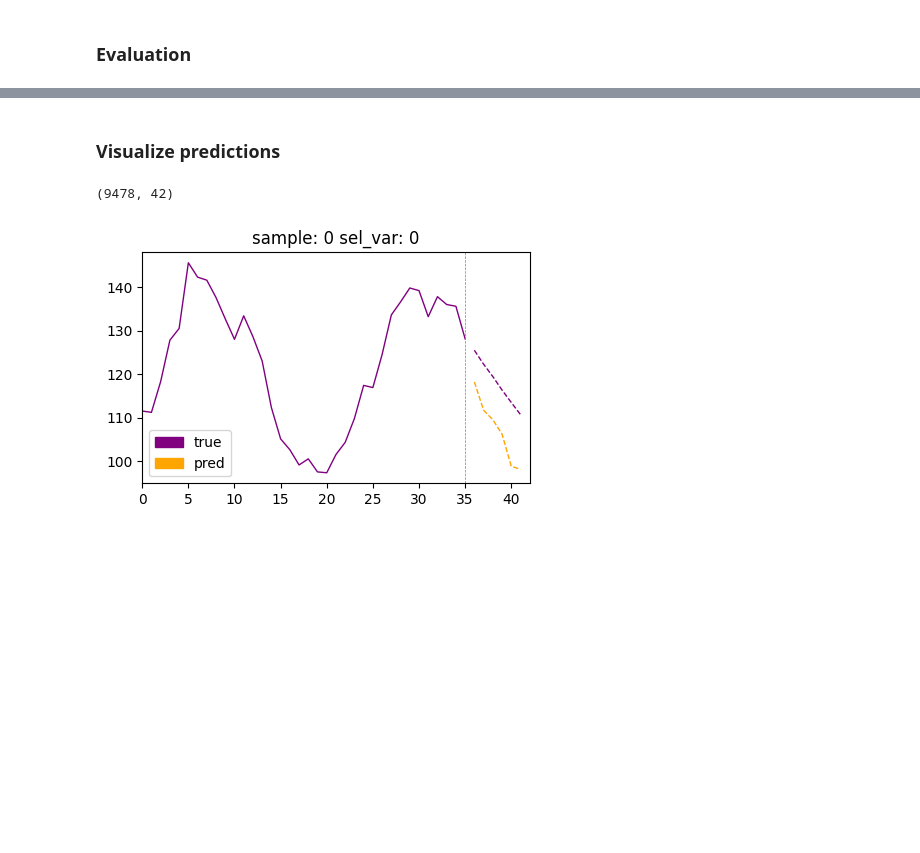
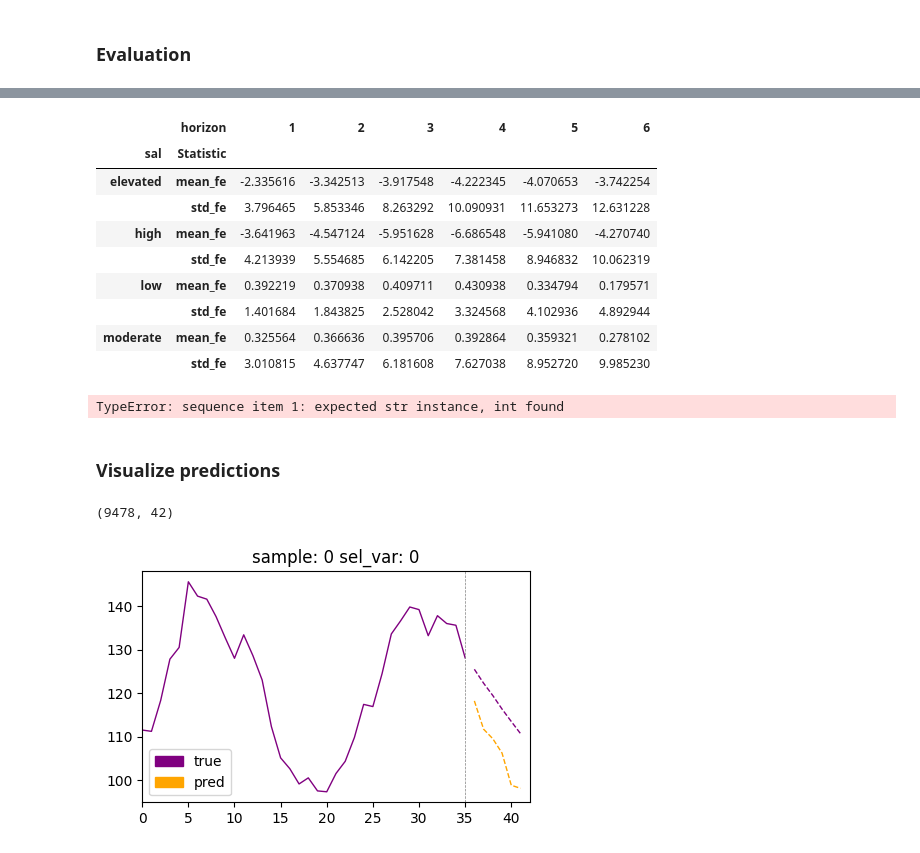
Before and after one commit to ARCLab-MIT/SW-Transformers-Forecaster-Framework, a Jupyter notebook: dev_nbs/00_draftsheet_copy.ipynb, the cells around one changed output, grey strips where cells are left out. Cells and saved outputs as stored; diff of their text form; code cells hidden in the pictures; blank space fills up the shorter version.

Commit message:
Tables

```diff
--- a/dev_nbs/00_draftsheet_copy.ipynb
+++ b/dev_nbs/00_draftsheet_copy.ipynb
@@ -307,14 +307,9 @@ print(f"#params: {sum(p.numel() for p in learn.model.parameters())}")
 from tsai.inference import load_learner
 from sklearn.metrics import mean_squared_error, mean_absolute_error
 
+y_test = y[splits[2]]
 learn = load_learner('models/patchTST.pt')
 y_test_preds, *_ = learn.get_X_preds(X[splits[2]])
 y_test_preds = to_np(y_test_preds)
 print(f"y_test_preds.shape: {y_test_preds.shape}")
-
-y_test = y[splits[2]]
-results_df = pd.DataFrame(columns=["mse", "mae"])
-results_df.loc["test", "mse"] = mean_squared_error(y_test.flatten(), y_test_preds.flatten())
-results_df.loc["test", "mae"] = mean_absolute_error(y_test.flatten(), y_test_preds.flatten())
-results_df
 # %% [output]
@@ -325,3 +433,37 @@ y_test_preds.shape: (1912, 4, 6)
+# %%
+foo = results_df[results_df['variable'] == 'F10'].drop(columns='variable')
+bar = foo.melt(id_vars=['sal', 'horizon'], value_vars=['mean_fe', 'std_fe'],
+               var_name='Statistic')
+baz = bar.pivot_table(index=['sal', 'Statistic'],
+                             columns='horizon',
+                             values='value')
+baz
+# %% [output]
+|  | horizon | 1 | 2 | 3 | 4 | 5 | 6 |
+| sal | Statistic |  |  |  |  |  |  |
+| elevated | mean_fe | -2.335616 | -3.342513 | -3.917548 | -4.222345 | -4.070653 | -3.742254 |
+|  | std_fe | 3.796465 | 5.853346 | 8.263292 | 10.090931 | 11.653273 | 12.631228 |
+| high | mean_fe | -3.641963 | -4.547124 | -5.951628 | -6.686548 | -5.941080 | -4.270740 |
+|  | std_fe | 4.213939 | 5.554685 | 6.142205 | 7.381458 | 8.946832 | 10.062319 |
+| low | mean_fe | 0.392219 | 0.370938 | 0.409711 | 0.430938 | 0.334794 | 0.179571 |
+|  | std_fe | 1.401684 | 1.843825 | 2.528042 | 3.324568 | 4.102936 | 4.892944 |
+| moderate | mean_fe | 0.325564 | 0.366636 | 0.395706 | 0.392864 | 0.359321 | 0.278102 |
+|  | std_fe | 3.010815 | 4.637747 | 6.181608 | 7.627038 | 8.952720 | 9.985230 |
+# %%
+# Divide the table into one dataframe for each variable, and print it in a way
+# that has the same format as the table in the paper, that is:
+# Columns: | Condition | Statistics | 1 Day | 2 Days | 3 Days | ... | {{horizon}} Days,
+# where condition is the variable and the solar activity level, and statistics
+# is the mean (column mean_fe) and the standard deviation (std_fe) of the forecast error.
+for var in data_columns:
+    df_var = df[df['variable'] == var]
+    df_var = df_var.pivot(index='sal', columns='horizon', values=['mean_fe', 'std_fe'])
+    df_var.columns = [' '.join(col).strip() for col in df_var.columns.values]
+    df_var = df_var.reset_index()
+    df_var.columns = ['Condition', 'Statistics'] + [f"{i} Day" for i in range(1, horizon+1)]
+    print(df_var)
+# %% [output]
+TypeError: sequence item 1: expected str instance, int found
 # %% [markdown]
 ### Visualize predictions
 # %%
```
Also changed, not shown: parts of 15 cells of this notebook.
